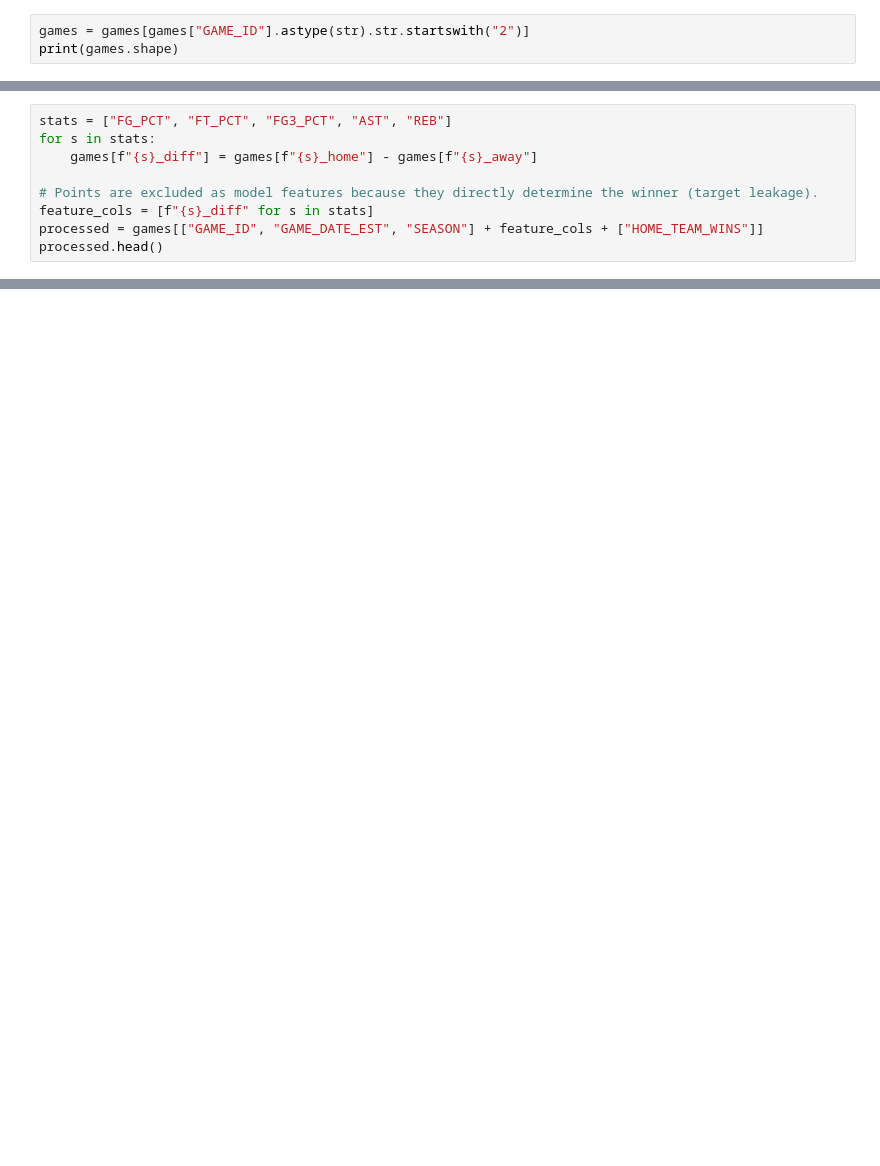
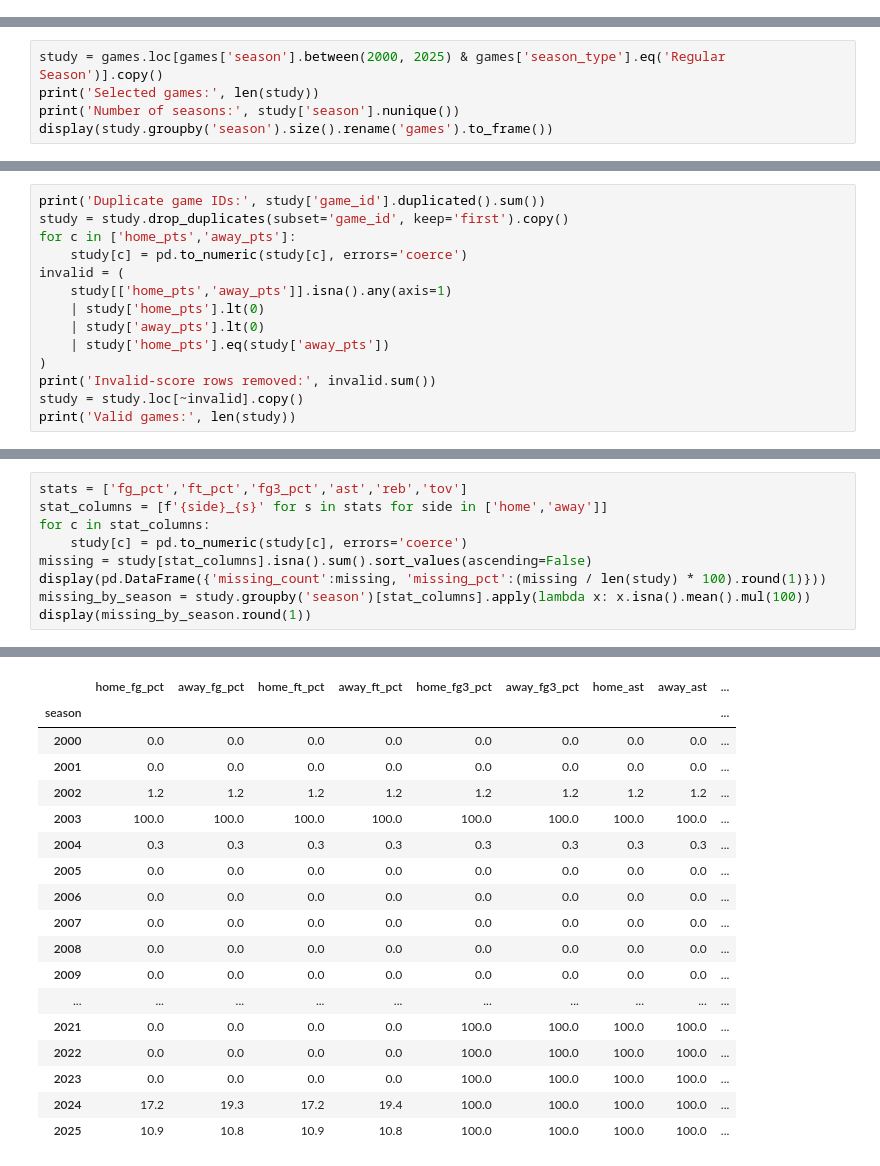
Before and after one commit to DannieciaGray/csc3780-nba-win-prediction, a Jupyter notebook: notebooks/02_preprocessing.ipynb, the cells around one changed output, grey strips where cells are left out. Cells and saved outputs as stored; diff of their text form; blank space fills up the shorter version.

```diff
--- a/notebooks/02_preprocessing.ipynb
+++ b/notebooks/02_preprocessing.ipynb
@@ -30,3 +34,0 @@ NBA `GAME_ID`s starting with `2` are regular-season games. Verify this against t
-# %%
-games = games[games["GAME_ID"].astype(str).str.startswith("2")]
-print(games.shape)
@@ -35,9 +34,0 @@ print(games.shape)
-# %%
-stats = ["FG_PCT", "FT_PCT", "FG3_PCT", "AST", "REB"]
-for s in stats:
-    games[f"{s}_diff"] = games[f"{s}_home"] - games[f"{s}_away"]
-
-# Points are excluded as model features because they directly determine the winner (target leakage).
-feature_cols = [f"{s}_diff" for s in stats]
-processed = games[["GAME_ID", "GAME_DATE_EST", "SEASON"] + feature_cols + ["HOME_TEAM_WINS"]]
-processed.head()
@@ -43,0 +37,5 @@ processed.head()
+# %%
+study = games.loc[games['season'].between(2000, 2025) & games['season_type'].eq('Regular Season')].copy()
+print('Selected games:', len(study))
+print('Number of seasons:', study['season'].nunique())
+display(study.groupby('season').size().rename('games').to_frame())
@@ -43,0 +66,14 @@ processed.head()
+# %%
+print('Duplicate game IDs:', study['game_id'].duplicated().sum())
+study = study.drop_duplicates(subset='game_id', keep='first').copy()
+for c in ['home_pts','away_pts']:
+    study[c] = pd.to_numeric(study[c], errors='coerce')
+invalid = (
+    study[['home_pts','away_pts']].isna().any(axis=1)
+    | study['home_pts'].lt(0)
+    | study['away_pts'].lt(0)
+    | study['home_pts'].eq(study['away_pts'])
+)
+print('Invalid-score rows removed:', invalid.sum())
+study = study.loc[~invalid].copy()
+print('Valid games:', len(study))
@@ -43,0 +87,10 @@ processed.head()
+# %%
+stats = ['fg_pct','ft_pct','fg3_pct','ast','reb','tov']
+stat_columns = [f'{side}_{s}' for s in stats for side in ['home','away']]
+for c in stat_columns:
+    study[c] = pd.to_numeric(study[c], errors='coerce')
+missing = study[stat_columns].isna().sum().sort_values(ascending=False)
+display(pd.DataFrame({'missing_count':missing, 'missing_pct':(missing / len(study) * 100).round(1)}))
+missing_by_season = study.groupby('season')[stat_columns].apply(lambda x: x.isna().mean().mul(100))
+display(missing_by_season.round(1))
+# %% [output]
@@ -43,0 +110,18 @@ processed.head()
+|  | home_fg_pct | away_fg_pct | home_ft_pct | away_ft_pct | home_fg3_pct | away_fg3_pct | home_ast | away_ast | ... |
+| season |  |  |  |  |  |  |  |  | ... |
+| 2000 | 0.0 | 0.0 | 0.0 | 0.0 | 0.0 | 0.0 | 0.0 | 0.0 | ... |
+| 2001 | 0.0 | 0.0 | 0.0 | 0.0 | 0.0 | 0.0 | 0.0 | 0.0 | ... |
+| 2002 | 1.2 | 1.2 | 1.2 | 1.2 | 1.2 | 1.2 | 1.2 | 1.2 | ... |
+| 2003 | 100.0 | 100.0 | 100.0 | 100.0 | 100.0 | 100.0 | 100.0 | 100.0 | ... |
+| 2004 | 0.3 | 0.3 | 0.3 | 0.3 | 0.3 | 0.3 | 0.3 | 0.3 | ... |
+| 2005 | 0.0 | 0.0 | 0.0 | 0.0 | 0.0 | 0.0 | 0.0 | 0.0 | ... |
+| 2006 | 0.0 | 0.0 | 0.0 | 0.0 | 0.0 | 0.0 | 0.0 | 0.0 | ... |
+| 2007 | 0.0 | 0.0 | 0.0 | 0.0 | 0.0 | 0.0 | 0.0 | 0.0 | ... |
+| 2008 | 0.0 | 0.0 | 0.0 | 0.0 | 0.0 | 0.0 | 0.0 | 0.0 | ... |
+| 2009 | 0.0 | 0.0 | 0.0 | 0.0 | 0.0 | 0.0 | 0.0 | 0.0 | ... |
+| ... | ... | ... | ... | ... | ... | ... | ... | ... | ... |
+| 2021 | 0.0 | 0.0 | 0.0 | 0.0 | 100.0 | 100.0 | 100.0 | 100.0 | ... |
+| 2022 | 0.0 | 0.0 | 0.0 | 0.0 | 100.0 | 100.0 | 100.0 | 100.0 | ... |
+| 2023 | 0.0 | 0.0 | 0.0 | 0.0 | 100.0 | 100.0 | 100.0 | 100.0 | ... |
+| 2024 | 17.2 | 19.3 | 17.2 | 19.4 | 100.0 | 100.0 | 100.0 | 100.0 | ... |
+| 2025 | 10.9 | 10.8 | 10.9 | 10.8 | 100.0 | 100.0 | 100.0 | 100.0 | ... |
```
Also changed, not shown: parts of 25 cells of this notebook, 1 other file.
